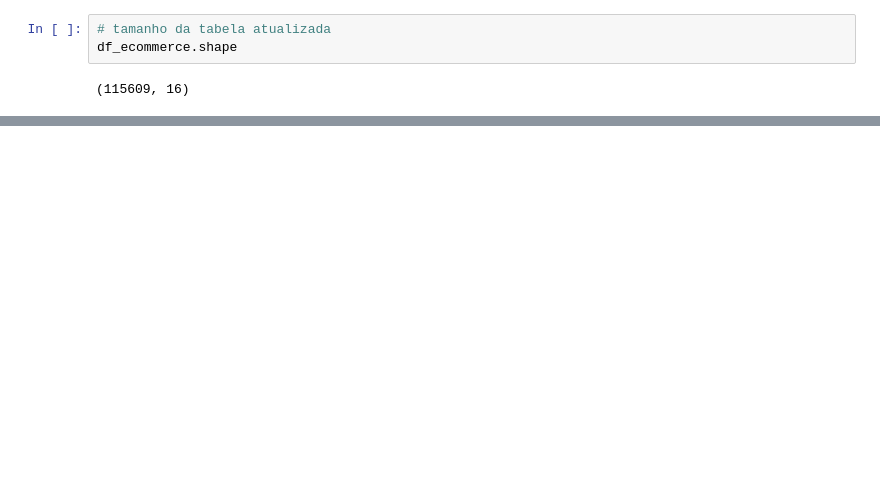
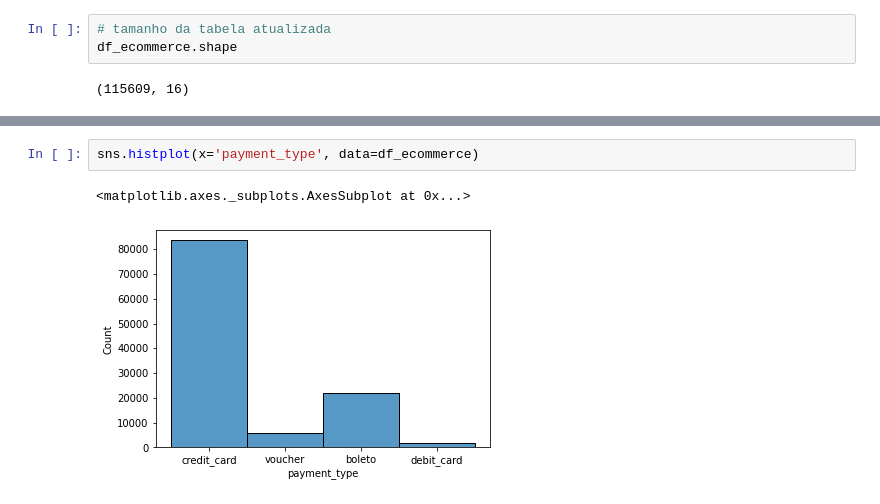
Before and after one commit to JoiceO/python, a Jupyter notebook: Customer_Satisfaction_Ecommerce_Project_Aula01.ipynb, the cells around one changed output, grey strips where cells are left out. Drawn from its saved outputs; the diff is of its cells as text; blank space fills up the shorter version.

```diff
--- a/Customer_Satisfaction_Ecommerce_Project_Aula01.ipynb
+++ b/Customer_Satisfaction_Ecommerce_Project_Aula01.ipynb
@@ -302,0 +421,5 @@ df_ecommerce.shape
+# %%
+sns.histplot(x='payment_type', data=df_ecommerce)
+# %% [output]
+<matplotlib.axes._subplots.AxesSubplot at 0x...>
+[figure, added]
```
Also changed, not shown: parts of 27 cells of this notebook.
